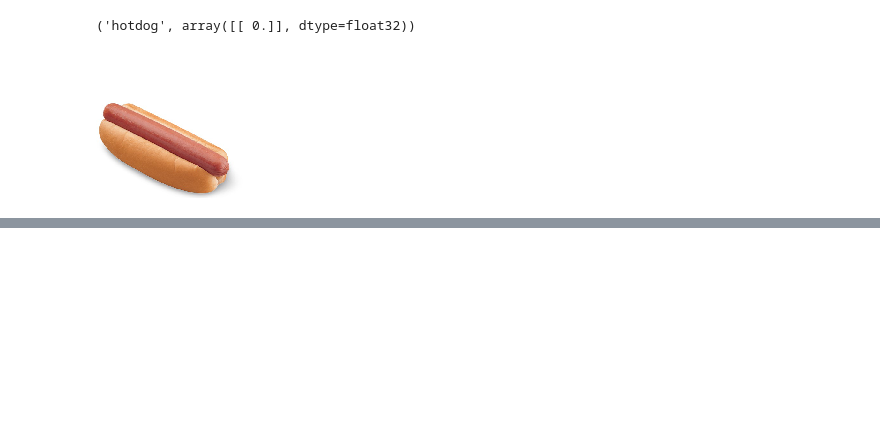
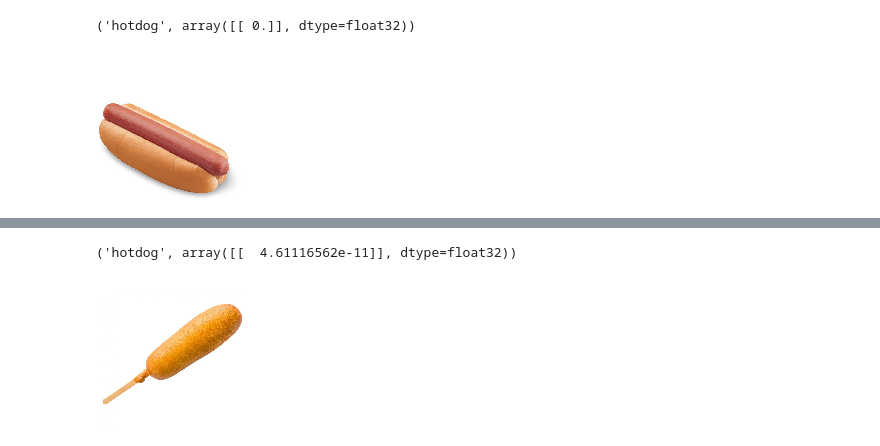
Before and after one commit to chadmckenna/not-hotdog, a Jupyter notebook: notebooks/NotHotdog_Model_Skewed.ipynb, the cells around one changed output, grey strips where cells are left out. Cells and saved outputs as stored; diff of their text form; code cells hidden in the pictures; blank space fills up the shorter version.

```diff
--- a/notebooks/NotHotdog_Model_Skewed.ipynb
+++ b/notebooks/NotHotdog_Model_Skewed.ipynb
@@ -162,0 +170,7 @@ display(hotdog_img3)
+# %%
+hotdog_imgc = load_img('../test/hotdog/5.jpg', False, target_size=(img_width, img_height))
+print(predict(hotdog_imgc))
+display(hotdog_imgc)
+# %% [output]
+('hotdog', array([[  4.61116562e-11]], dtype=float32))
+[figure, added]
```
Also changed, not shown: parts of 4 cells of this notebook, 6 other files.
